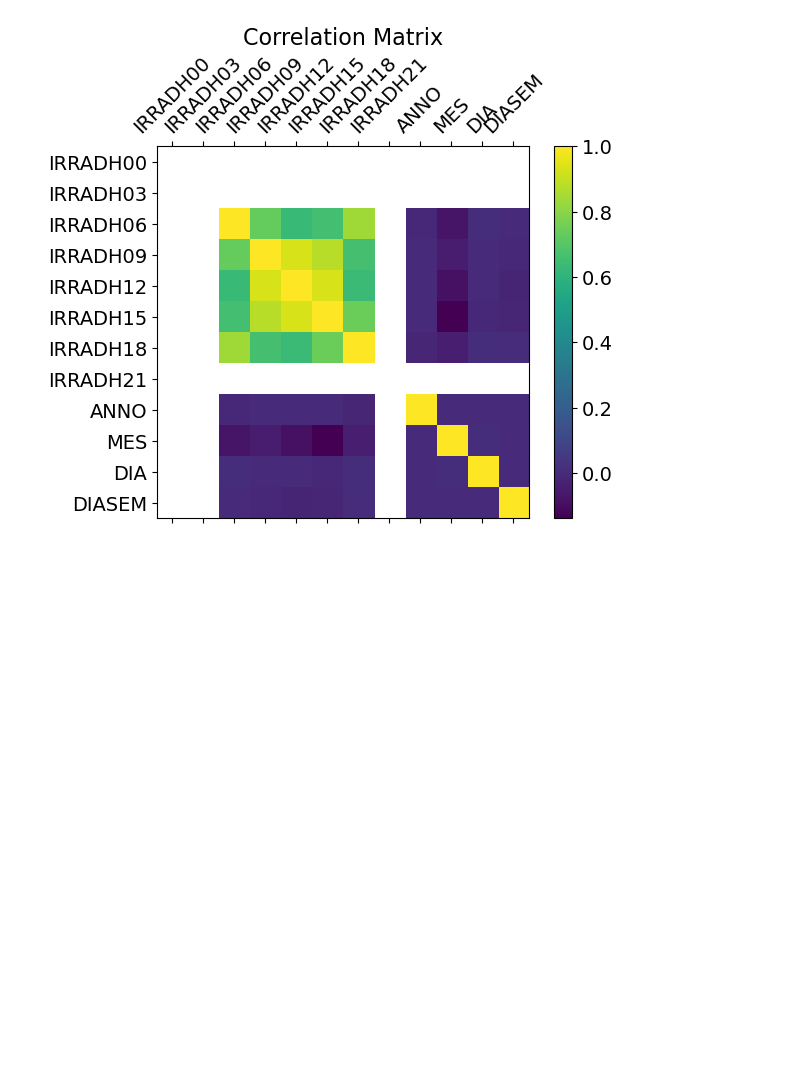
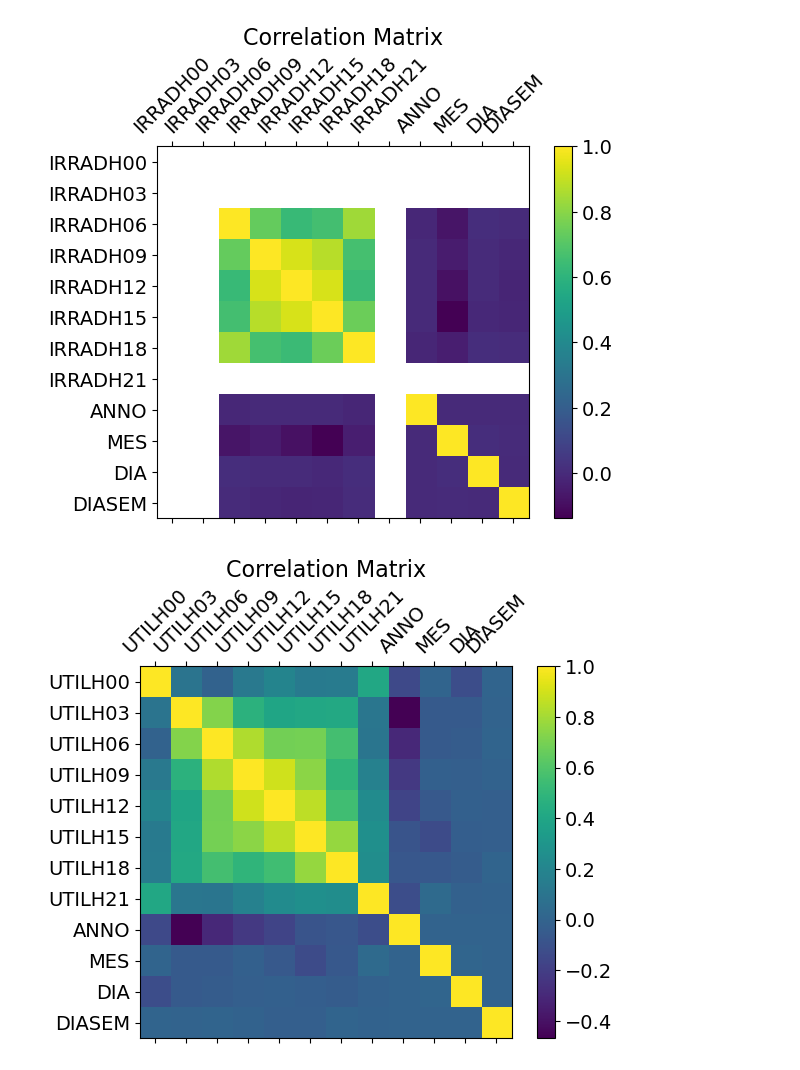
Before and after one commit to MARIABELENSB/Assessment1_MLII, a Jupyter notebook: 1.EDA.ipynb, the cells around one changed output. Cells and saved outputs as stored; diff of their text form; code cells hidden in the pictures; blank space fills up the shorter version.

```diff
--- a/1.EDA.ipynb
+++ b/1.EDA.ipynb
@@ -92,3 +147,15 @@ plt.title('Correlation Matrix', fontsize=16)
 plt.show()
 # %% [output]
 [figure]
+# %%
+# Correlation between numeric variables
+f = plt.figure()
+plt.matshow(df_orig_util.select_dtypes(include=['int64','float64']).corr(), fignum=f.number)
+plt.xticks(range(df_orig_util.select_dtypes(include=['int64','float64']).shape[1]), df_orig_util.select_dtypes(include=['int64','float64']).columns, fontsize=14, rotation=45)
+plt.yticks(range(df_orig_util.select_dtypes(include=['int64','float64']).shape[1]), df_orig_util.select_dtypes(include=['int64','float64']).columns, fontsize=14)
+cb = plt.colorbar()
+cb.ax.tick_params(labelsize=14)
+plt.title('Correlation Matrix', fontsize=16)
+plt.show()
+# %% [output]
+[figure, added]
```
Also changed, not shown: parts of 14 cells of this notebook, 1 other file.
